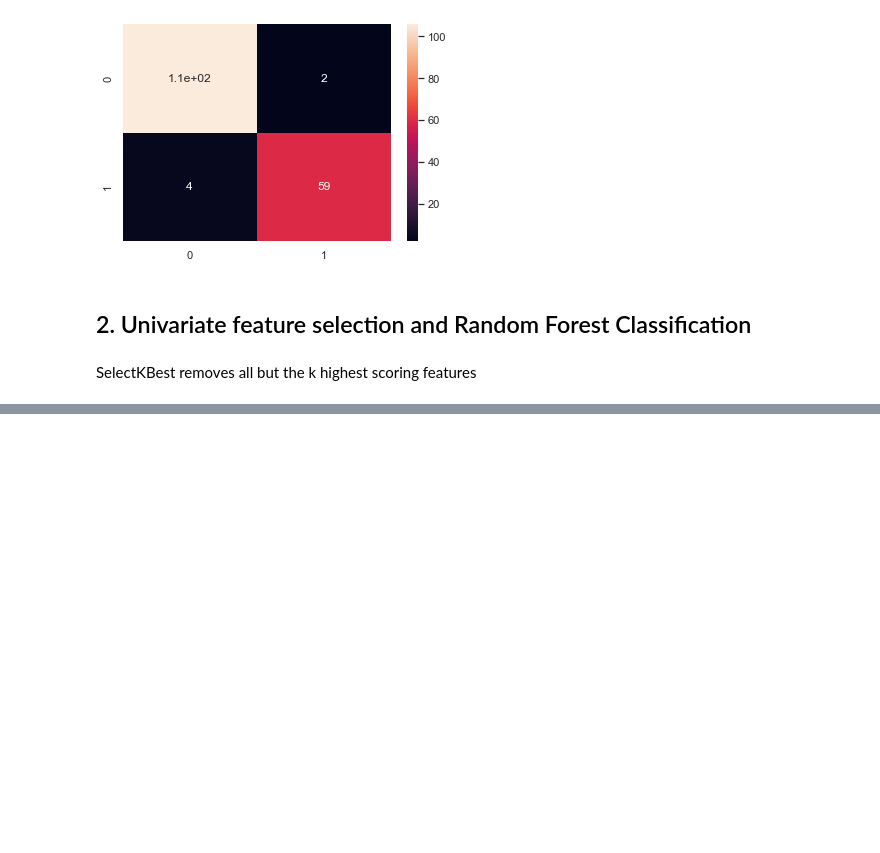
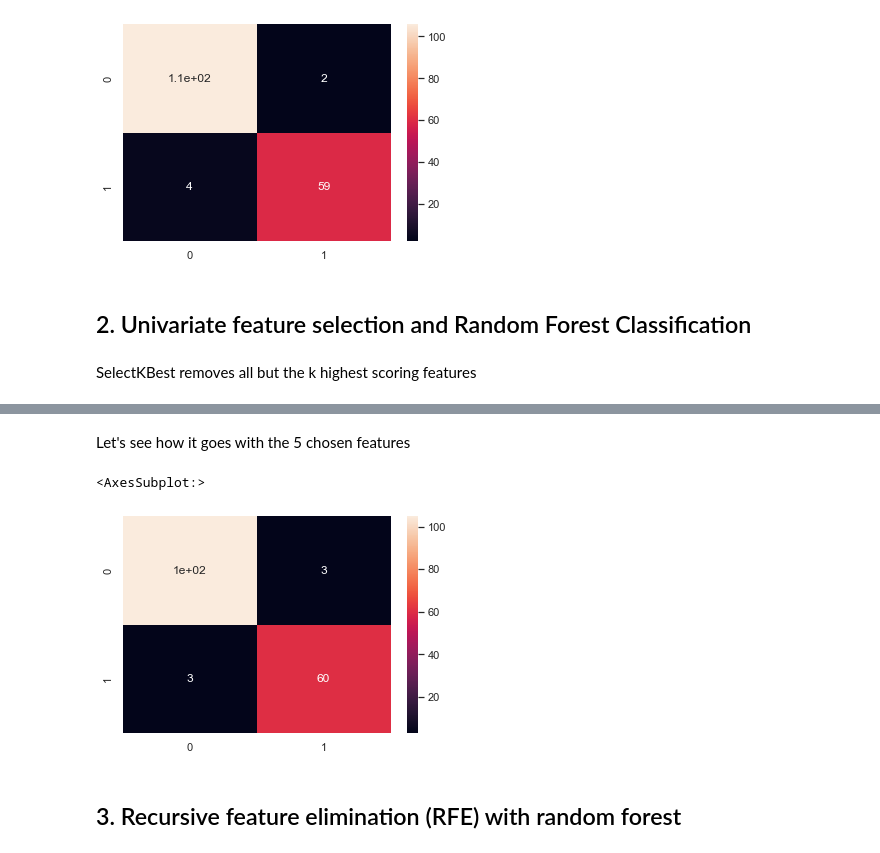
Before and after one commit to estefania-tealdo/breast-cancer-prediction, a Jupyter notebook: breast-cancer-feature-selection.ipynb, the cells around one changed output, grey strips where cells are left out. Saved outputs shown, nothing was run; the diff lists cells and outputs as text; code cells hidden in the pictures; blank space fills up the shorter version.

```diff
--- a/breast-cancer-feature-selection.ipynb
+++ b/breast-cancer-feature-selection.ipynb
@@ -316,3 +316,7 @@ SelectKBest removes all but the k highest scoring features
 from sklearn.feature_selection import SelectKBest
 from sklearn.feature_selection import chi2
 # lets use k=5
+
+select_feature = SelectKBest(chi2, k=5).fit(x_train,y_train)
+print('score list: ', select_feature.scores_)
+print('feature list: ', x_train.columns)
@@ -318,0 +334,17 @@ from sklearn.feature_selection import chi2
+# %% [markdown]
+Let's see how it goes with the 5 chosen features
+# %%
+x_train_2 = select_feature.transform(x_train)
+x_test_2 = select_feature.transform(x_test)
+
+#Random forest classifier with n = 10 default again
+rf_model_2 = RandomForestClassifier()
+rf_model_2.fit(x_train_2,y_train)
+ac_2 = accuracy_score(y_test, rf_model_2.predict(x_test_2))
+cm_2 = confusion_matrix(y_test, rf_model_2.predict(x_test_2))
+sns.heatmap(cm_2, annot = True)
+# %% [output]
+<AxesSubplot:>
+[figure, added]
+# %% [markdown]
+## 3. Recursive feature elimination (RFE) with random forest
```
Also changed, not shown: parts of 2 cells of this notebook.
